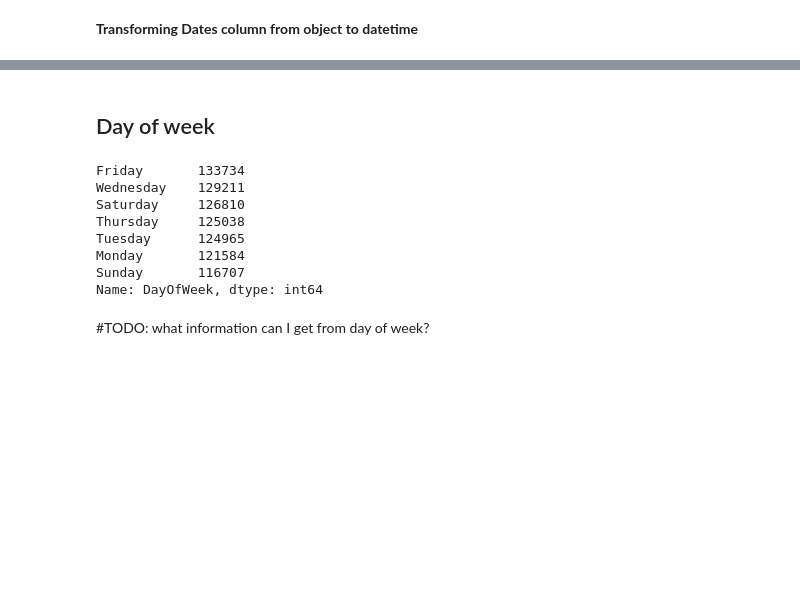
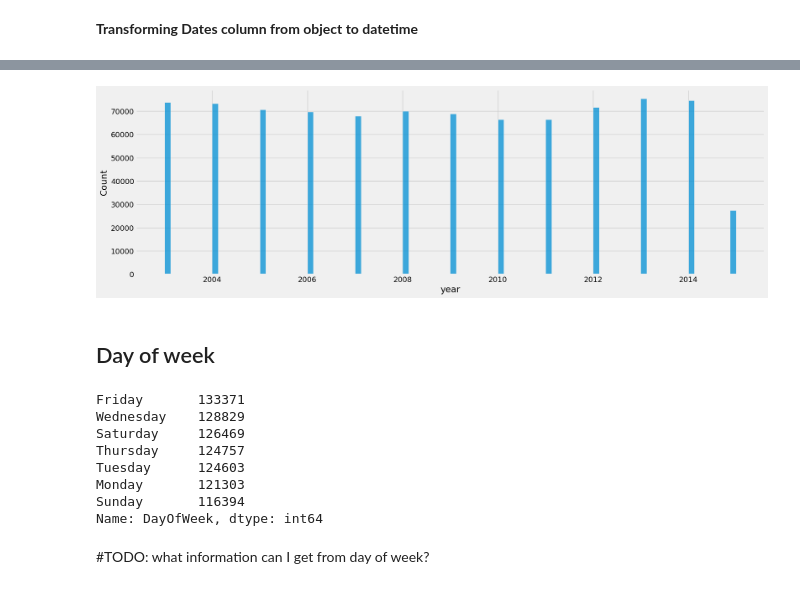
Before and after one commit to marcodeamicis/sf_crime, a Jupyter notebook: notebooks/1_data_exploration_amicis.ipynb, the cells around one changed output, grey strips where cells are left out. Cells and saved outputs as stored; diff of their text form; code cells hidden in the pictures; blank space fills up the shorter version.

Commit message:
🚧 WIP: cleaning duplicates; second attemp.

```diff
--- a/notebooks/1_data_exploration_amicis.ipynb
+++ b/notebooks/1_data_exploration_amicis.ipynb
@@ -95,0 +100,3 @@ There is no null value on train dataset.
+# %%
+df.drop_duplicates(keep='first', inplace=True)
+df
@@ -277,15 +275,27 @@ df
+# %%
+def visualization_crime(value, tight=False):
+    with plt.style.context('fivethirtyeight'):
+        fig, ax = plt.subplots(1, 1, figsize=(19, 6))
+        sns.histplot(x=value, data=df, kde=False, palette='rocket', ax=ax)
+        ax.tick_params(axis='x', rotation=0)
+        if tight == True:
+            fig.tight_layout()
+# %%
+visualization_crime('year')
+# %% [output]
+[figure, added]
 # %% [markdown]
 ## Day of week
 # %%
 df['DayOfWeek'].value_counts()
 # %% [output]
-Friday       133734
-Wednesday    129211
-Saturday     126810
-Thursday     125038
-Tuesday      124965
-Monday       121584
-Sunday       116707
+Friday       133371
+Wednesday    128829
+Saturday     126469
+Thursday     124757
+Tuesday      124603
+Monday       121303
+Sunday       116394
 Name: DayOfWeek, dtype: int64
 # %% [markdown]
 #TODO: what information can I get from day of week?
```
Also changed, not shown: parts of 19 cells of this notebook, 1 other file.
